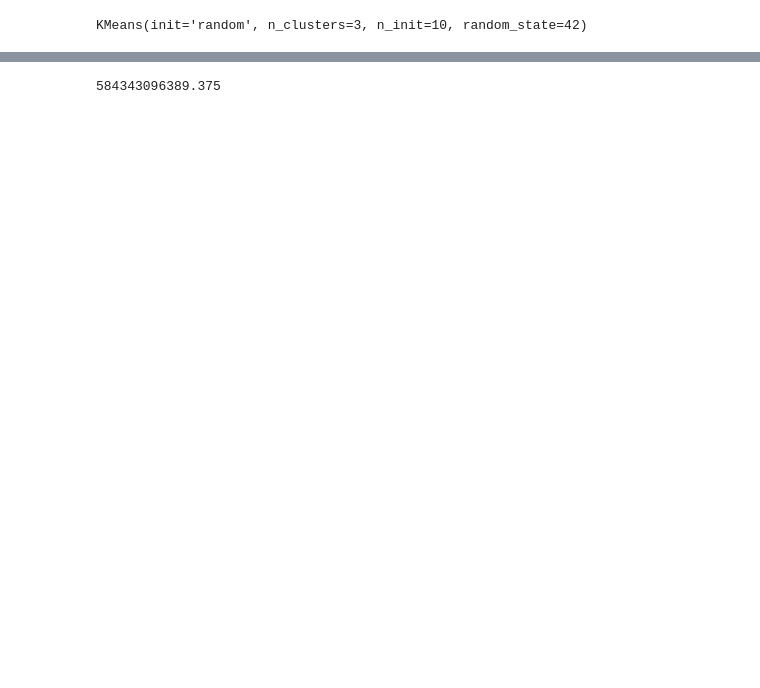
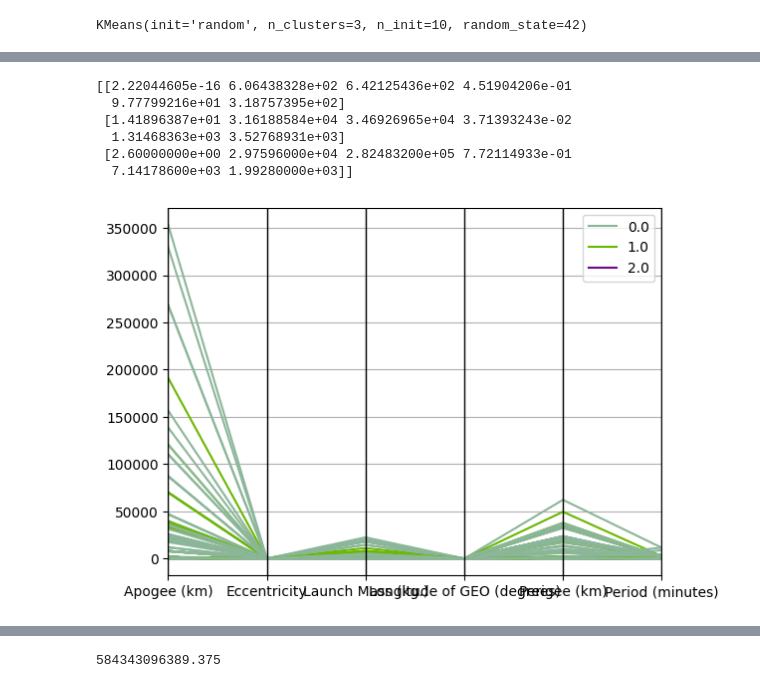
Before and after one commit to premmuvva/cs797, a Jupyter notebook: KMeansOutput.ipynb, the cells around one changed output, grey strips where cells are left out. Drawn from its saved outputs; the diff is of its cells as text; code cells hidden in the pictures; blank space fills up the shorter version.

```diff
--- a/KMeansOutput.ipynb
+++ b/KMeansOutput.ipynb
@@ -215,6 +215,10 @@ categorical_columns = df.select_dtypes(exclude=['number']).columns.tolist()
 numerical_columns.sort()
 categorical_columns.sort()
 
+
+numerical_columns.remove('NORAD Number')
+categorical_columns.append('NORAD Number')
+
 # Print the sorted columns
 print("Numerical Columns:")
 print(numerical_columns)
@@ -259,0 +333,18 @@ KMeans(init='random', n_clusters=3, n_init=10, random_state=42)
+# %%
+centroids  = kmeans.cluster_centers_
+print(centroids)
+
+# !pip install pandas
+from pandas.plotting import parallel_coordinates
+
+# Perform parallel coordinate plot
+parallel_coordinates(final_scaled_features_df, 'label')
+plt.show()
+# %% [output]
+[[2.22044605e-16 6.06438328e+02 6.42125436e+02 4.51904206e-01
+  9.77799216e+01 3.18757395e+02]
+ [1.41896387e+01 3.16188584e+04 3.46926965e+04 3.71393243e-02
+  1.31468363e+03 3.52768931e+03]
+ [2.60000000e+00 2.97596000e+04 2.82483200e+05 7.72114933e-01
+  7.14178600e+03 1.99280000e+03]]
+[figure, added]
```
Also changed, not shown: parts of 14 cells of this notebook, 2 other files.
